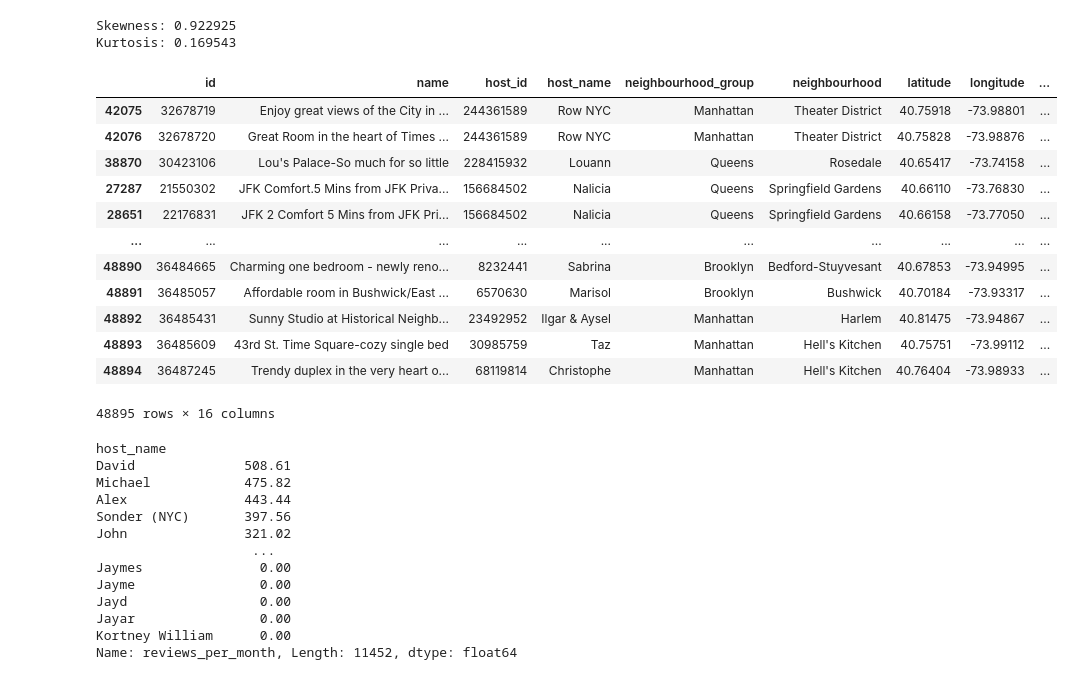
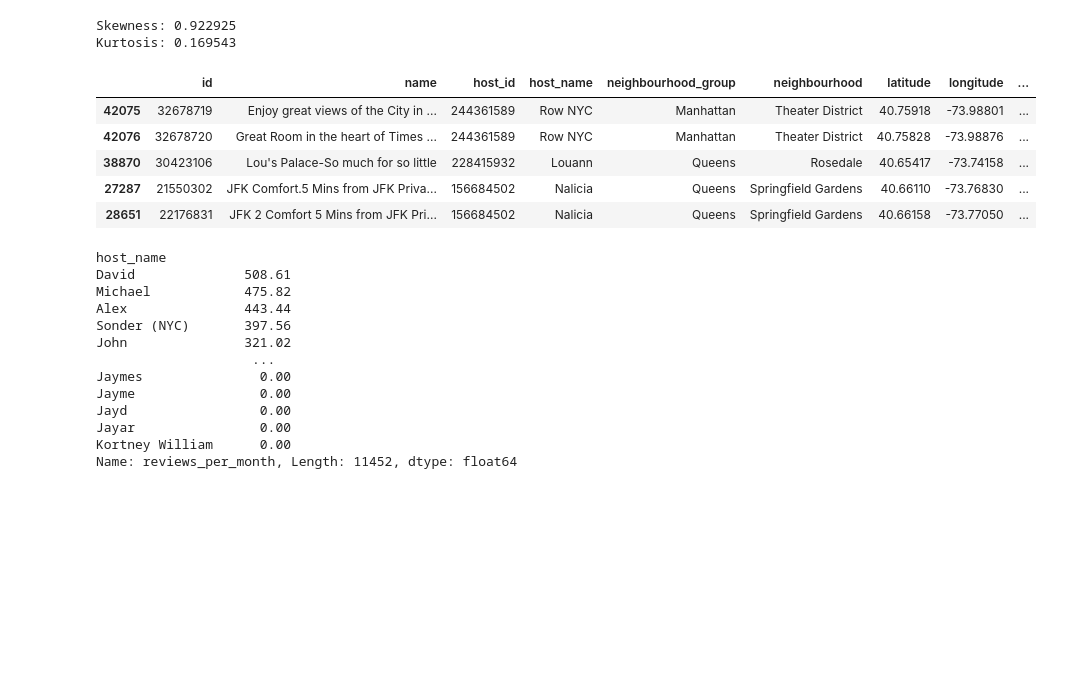
Before and after one commit to VaideswarReddy/Airbnb_data_analysis, a Jupyter notebook: Vaideswar_Reddy_Team_4_Capstone_Project.ipynb, the cells around one changed output. Drawn from its saved outputs; the diff is of its cells as text; code cells hidden in the pictures; blank space fills up the shorter version.

```diff
--- a/Vaideswar_Reddy_Team_4_Capstone_Project.ipynb
+++ b/Vaideswar_Reddy_Team_4_Capstone_Project.ipynb
@@ -323,19 +346,13 @@ print("Kurtosis: %f" % df4['price'].kurt())
 Skewness: 0.922925
 Kurtosis: 0.169543
 # %%
-df.sort_values('reviews_per_month',ascending=False)
+#Sorting the column
+df.sort_values('reviews_per_month',ascending=False).head()
 # %% [output]
 |  | id | name | host_id | host_name | neighbourhood_group | neighbourhood | latitude | longitude | ... |
 | 42075 | 32678719 | Enjoy great views of the City in ... | 244361589 | Row NYC | Manhattan | Theater District | 40.75918 | -73.98801 | ... |
 | 42076 | 32678720 | Great Room in the heart of Times ... | 244361589 | Row NYC | Manhattan | Theater District | 40.75828 | -73.98876 | ... |
 | 38870 | 30423106 | Lou's Palace-So much for so little | 228415932 | Louann | Queens | Rosedale | 40.65417 | -73.74158 | ... |
 | 27287 | 21550302 | JFK Comfort.5 Mins from JFK Priva... | 156684502 | Nalicia | Queens | Springfield Gardens | 40.66110 | -73.76830 | ... |
 | 28651 | 22176831 | JFK 2 Comfort 5 Mins from JFK Pri... | 156684502 | Nalicia | Queens | Springfield Gardens | 40.66158 | -73.77050 | ... |
-| ... | ... | ... | ... | ... | ... | ... | ... | ... | ... |
-| 48890 | 36484665 | Charming one bedroom - newly reno... | 8232441 | Sabrina | Brooklyn | Bedford-Stuyvesant | 40.67853 | -73.94995 | ... |
-| 48891 | 36485057 | Affordable room in Bushwick/East ... | 6570630 | Marisol | Brooklyn | Bushwick | 40.70184 | -73.93317 | ... |
-| 48892 | 36485431 | Sunny Studio at Historical Neighb... | 23492952 | Ilgar & Aysel | Manhattan | Harlem | 40.81475 | -73.94867 | ... |
-| 48893 | 36485609 | 43rd St. Time Square-cozy single bed | 30985759 | Taz | Manhattan | Hell's Kitchen | 40.75751 | -73.99112 | ... |
-| 48894 | 36487245 | Trendy duplex in the very heart o... | 68119814 | Christophe | Manhattan | Hell's Kitchen | 40.76404 | -73.98933 | ... |
-48895 rows × 16 columns
 # %%
```
Also changed, not shown: parts of 44 cells of this notebook.
